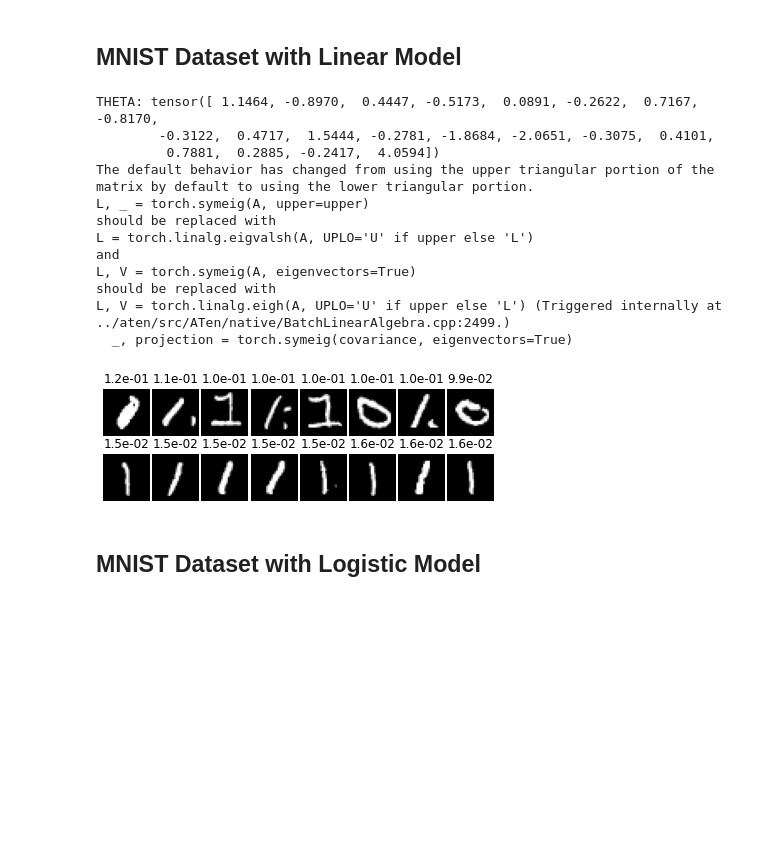
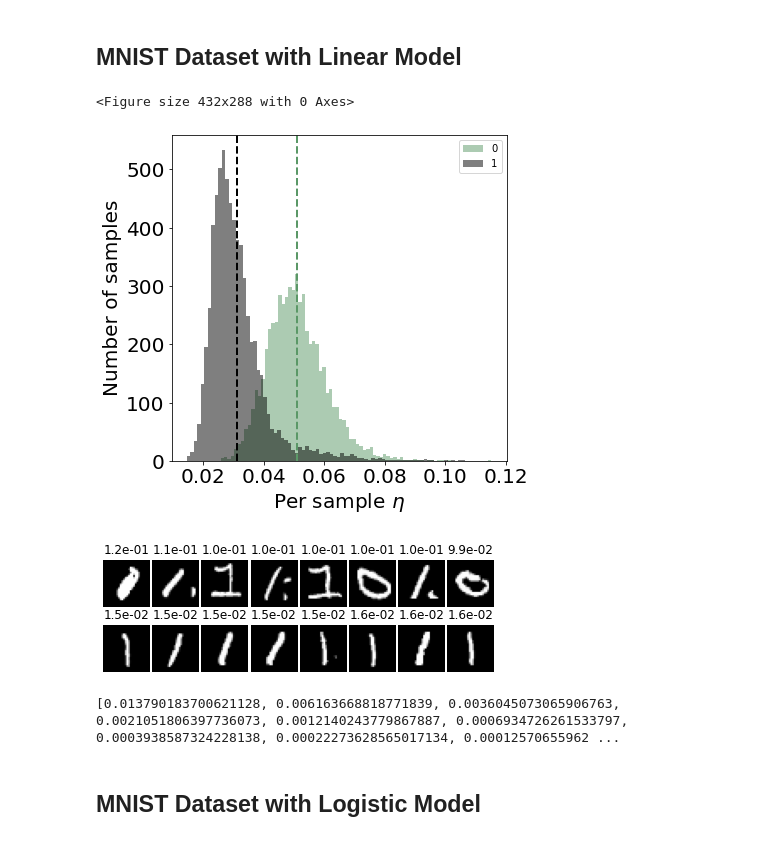
Before and after one commit to charlotte12l/am207_fisher, a Jupyter notebook: fil_debug_experiments.ipynb, the cells around one changed output. Cells and saved outputs as stored; diff of their text form; code cells hidden in the pictures; blank space fills up the shorter version.

```diff
--- a/fil_debug_experiments.ipynb
+++ b/fil_debug_experiments.ipynb
@@ -164,30 +198,17 @@ targets = targets.float()
 # %%
 # num_samples = 100
 # data = {"features": features[:num_samples], "targets": targets[:num_samples]}
-data = {"features": features, "targets": targets}
+train_data, orig_img = load_mnist_dataset(train=True, num_classes=2)
+train_data["targets"][train_data["targets"] == 0] = -1
 
-data, mapping = pca(data, num_dims=20)
+test_data, _ = load_mnist_dataset(train=False, num_classes=2)
+test_data["targets"][test_data["targets"] == 0] = -1
+
+train_data, mapping = pca(train_data, num_dims=20)
+test_data, _ = pca(test_data, mapping=mapping)
 
 model = FIL_Linear_lxy()
 
-model.train(data)
+model.train(train_data)
 
-
-# print("coefficients:{}".format(model.get_params()))
-
-# all_fils =  model.compute_all_fils()
-
-# print('fisher info loss:', all_fils)
+all_fils =  model.compute_all_fils()
-# %% [output]
-THETA: tensor([ 1.1464, -0.8970,  0.4447, -0.5173,  0.0891, -0.2622,  0.7167, -0.8170,
-        -0.3122,  0.4717,  1.5444, -0.2781, -1.8684, -2.0651, -0.3075,  0.4101,
-         0.7881,  0.2885, -0.2417,  4.0594])
-The default behavior has changed from using the upper triangular portion of the matrix by default to using the lower triangular portion.
-L, _ = torch.symeig(A, upper=upper)
-should be replaced with
-L = torch.linalg.eigvalsh(A, UPLO='U' if upper else 'L')
-and
-L, V = torch.symeig(A, eigenvectors=True)
-should be replaced with
-L, V = torch.linalg.eigh(A, UPLO='U' if upper else 'L') (Triggered internally at  ../aten/src/ATen/native/BatchLinearAlgebra.cpp:2499.)
-  _, projection = torch.symeig(covariance, eigenvectors=True)
@@ -196,3 +215,30 @@ all_fils =  model.compute_all_fils()
+# %%
+plt.clf()
+labels = ["0", "1"]
+n_class = len(labels)
+colors = sns.cubehelix_palette(n_class, start=2, rot=0, dark=0, light=.5)
+
+plt.figure(figsize=(6, 6))
+
+targets = train_data["targets"].clone().detach().numpy()
+targets[targets==-1]=0
+all_fils = all_fils.detach().numpy()
+all_fils_class = [all_fils[targets == c] for c in range(n_class)]
+
+for c in range(n_class):
+    plt.hist(
+        all_fils_class[c], bins=80, color=colors[c], alpha=0.5, label=labels[c])
+    plt.axvline(
+        all_fils_class[c].mean(), color=colors[c], linestyle='dashed', linewidth=2)
+plt.xlabel("Per sample $\eta$", fontsize=20)
+plt.xticks(fontsize=20)
+plt.ylabel("Number of samples", fontsize=20)
+plt.yticks(fontsize=20)
+plt.legend()
+plt.savefig("figs/linear_mnist_hist.png", dpi=1200, bbox_inches="tight")
+# %% [output]
+<Figure size 432x288 with 0 Axes>
+[figure, added]
 # %%
 # Most and least leaked images:
 # The results are the same as the paper's
@@ -222,4 +268,10 @@ plt.savefig("figs/linear_mnist.png", dpi=1200, bbox_inches="tight")
 # %% [output]
 [figure]
+# %%
+model = FIL_Linear_lxy()
+linear_res = iterative_reweighted_fil(model, train_data, test_data, 15, 0, regression=False)
+print(linear_res["eta_stds"])
+# %% [output]
+[0.013790183700621128, 0.006163668818771839, 0.0036045073065906763, 0.0021051806397736073, 0.0012140243779867887, 0.0006934726261533797, 0.0003938587324228138, 0.00022273628565017134, 0.00012570655962 ...
 # %% [markdown]
 ## MNIST Dataset with Logistic Model
```
Also changed, not shown: parts of 23 cells of this notebook, 2 other files.
